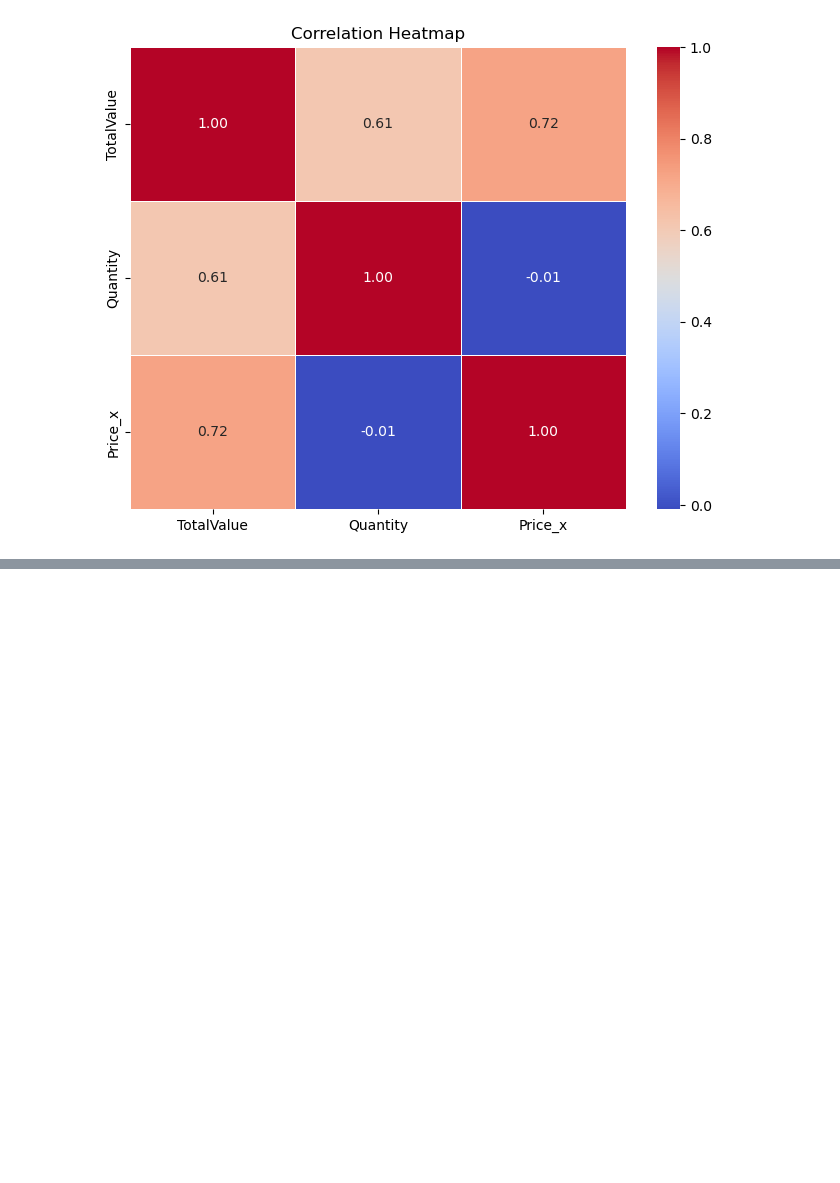
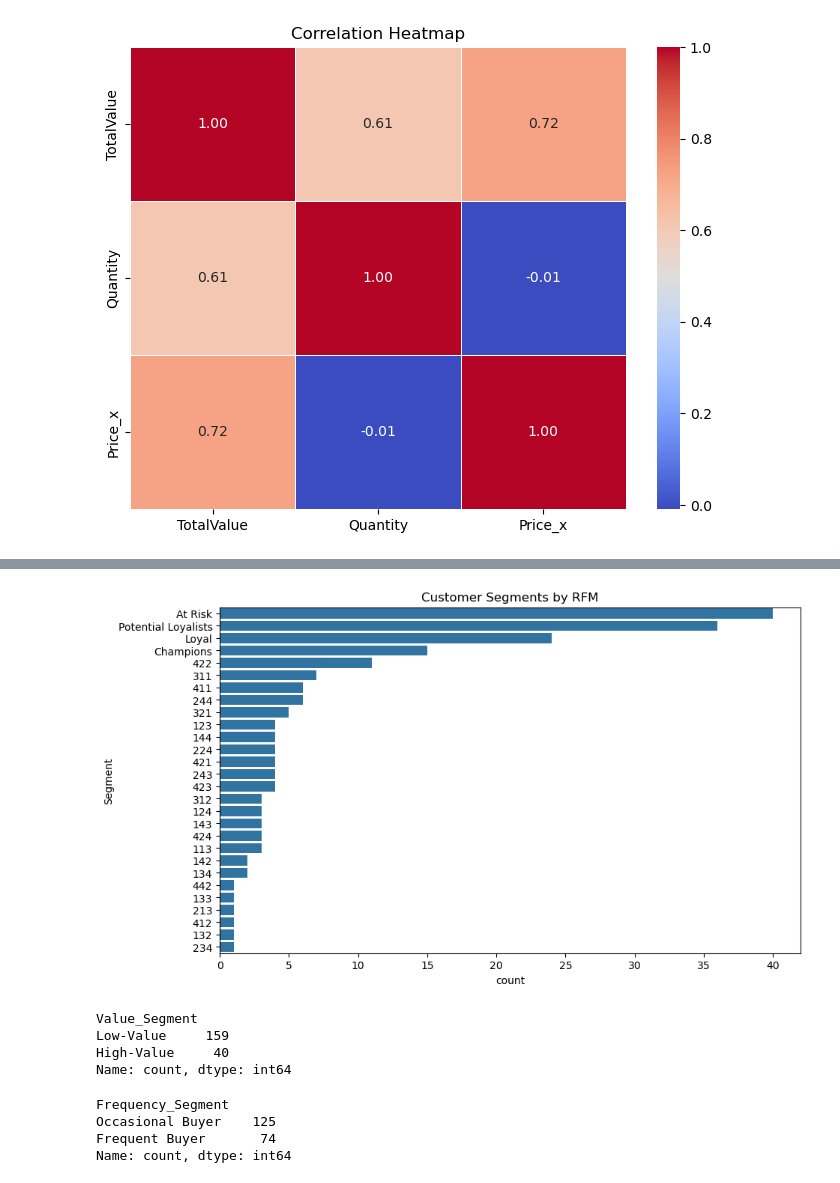
Before and after one commit to SayantanzX/eCommerce_Transactions-Analysis, a Jupyter notebook: EDA.ipynb, the cells around one changed output, grey strips where cells are left out. Saved outputs shown, nothing was run; the diff lists cells and outputs as text; code cells hidden in the pictures; blank space fills up the shorter version.

```diff
--- a/EDA.ipynb
+++ b/EDA.ipynb
@@ -243,0 +348,10 @@ plt.show()
+# %%
+# Assign quartile-based scores (1-4)
+rfm['R_Score'] = pd.qcut(rfm['Recency'], q=4, labels=[4, 3, 2, 1])
+rfm['F_Score'] = pd.qcut(rfm['Frequency'], q=4, labels=[1, 2, 3, 4])
+rfm['M_Score'] = pd.qcut(rfm['Monetary'], q=4, labels=[1, 2, 3, 4])
+
+# Combine scores
+rfm['RFM_Score'] = rfm['R_Score'].astype(str) + rfm['F_Score'].astype(str) + rfm['M_Score'].astype(str)
+
+print(rfm.head())
@@ -243,0 +365,15 @@ plt.show()
+# %%
+# Define segments based on RFM scores
+segment_map = {
+    r'[4][4][4]': 'Champions',
+    r'[3-4][3-4][3-4]': 'Loyal',
+    r'[2-3][2-3][2-3]': 'Potential Loyalists',
+    r'[1-2][1-2][1-2]': 'At Risk',
+    r'1[1-2][1-2]': 'Hibernating',
+    r'[1-2]11': 'Lost'
+}
+
+rfm['Segment'] = rfm['RFM_Score'].replace(segment_map, regex=True)
+rfm['Segment'] = rfm['Segment'].fillna('Others')
+
+print(rfm['Segment'].value_counts())
@@ -243,0 +398,33 @@ plt.show()
+# %%
+plt.figure(figsize=(10, 6))
+sns.countplot(data=rfm, y='Segment', order=rfm['Segment'].value_counts().index)
+plt.title('Customer Segments by RFM')
+plt.show()
+# %% [output]
+[figure, added]
+# %%
+# Define high-value customers (top 20% by spending)
+high_value_threshold = rfm['Monetary'].quantile(0.8)
+rfm['Value_Segment'] = np.where(rfm['Monetary'] >= high_value_threshold, 'High-Value', 'Low-Value')
+
+print(rfm['Value_Segment'].value_counts())
+# %% [output]
+Value_Segment
+Low-Value     159
+High-Value     40
+Name: count, dtype: int64
+# %%
+# Define frequent buyers (top 25% by transaction count)
+frequent_threshold = rfm['Frequency'].quantile(0.75)
+rfm['Frequency_Segment'] = np.where(
+    rfm['Frequency'] >= frequent_threshold,
+    'Frequent Buyer',
+    'Occasional Buyer'
+)
+
+print(rfm['Frequency_Segment'].value_counts())
+# %% [output]
+Frequency_Segment
+Occasional Buyer    125
+Frequent Buyer       74
+Name: count, dtype: int64
```
Also changed, not shown: parts of 24 cells of this notebook, 7 other files.
